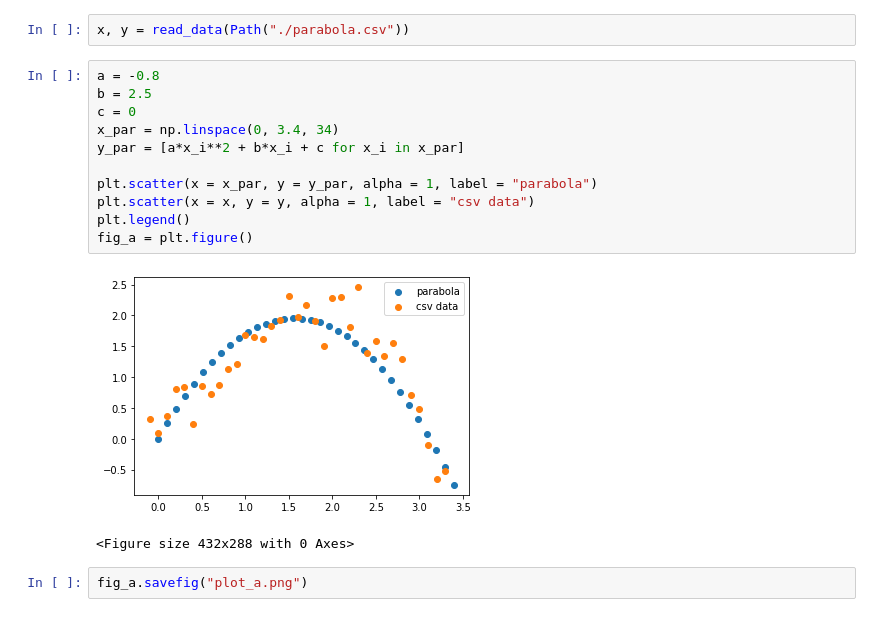
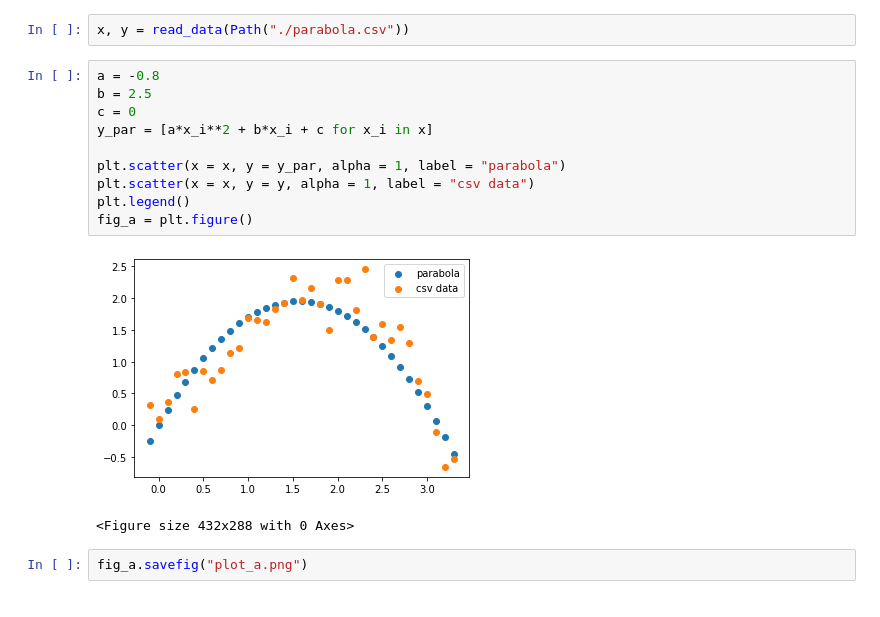
Before and after one commit to Starcrysis/WS_23_coding_abgaben, a Jupyter notebook: SDS/Assignment 1/sds_HA1_tasks.ipynb, the cells around one changed output. Cells and saved outputs as stored; diff of their text form.

```diff
--- a/SDS/Assignment 1/sds_HA1_tasks.ipynb
+++ b/SDS/Assignment 1/sds_HA1_tasks.ipynb
@@ -102,16 +102,15 @@ x, y = read_data(Path("./parabola.csv"))
 # %%
 a = -0.8
 b = 2.5
 c = 0
-x_par = np.linspace(0, 3.4, 34)
-y_par = [a*x_i**2 + b*x_i + c for x_i in x_par]
+y_par = [a*x_i**2 + b*x_i + c for x_i in x]
 
-plt.scatter(x = x_par, y = y_par, alpha = 1, label = "parabola")
+plt.scatter(x = x, y = y_par, alpha = 1, label = "parabola")
 plt.scatter(x = x, y = y, alpha = 1, label = "csv data")
 plt.legend()
 fig_a = plt.figure()
 # %% [output]
-[figure, old version]
+[figure, new version]
 <Figure size 432x288 with 0 Axes>
 # %%
 fig_a.savefig("plot_a.png")
```
Also changed, not shown: parts of 6 cells of this notebook, 1 other file.
